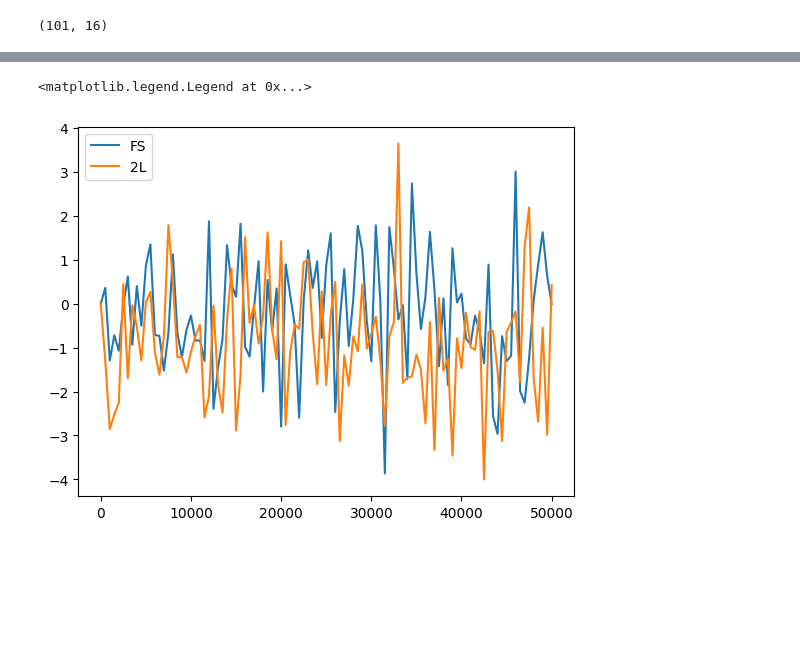
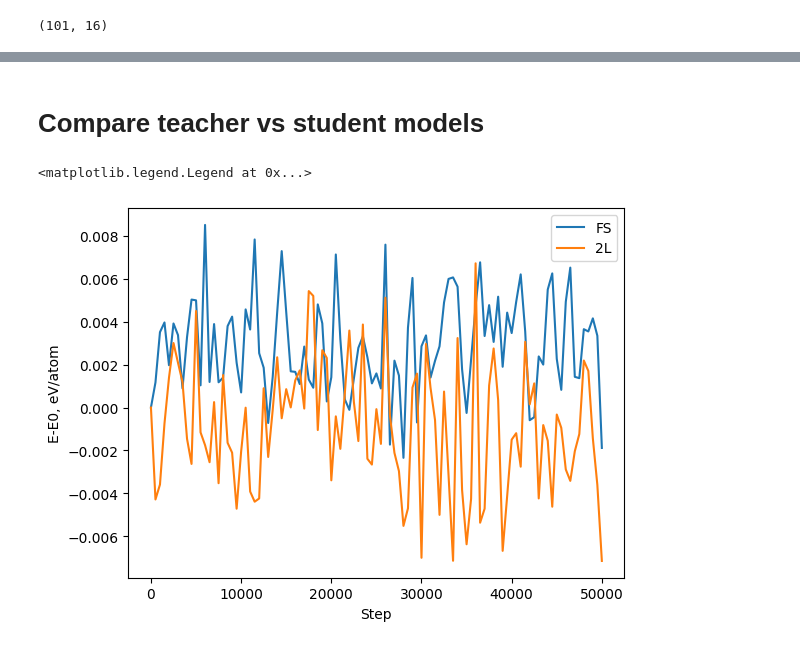
Before and after one commit to ICAMS/grace-tutorial, a Jupyter notebook: 3-foundation-models/3c-lammps-distilled/analyze_mdmc.ipynb, the cells around one changed output, grey strips where cells are left out. Saved outputs shown, nothing was run; the diff lists cells and outputs as text; code cells hidden in the pictures; blank space fills up the shorter version.

```diff
--- a/3-foundation-models/3c-lammps-distilled/analyze_mdmc.ipynb
+++ b/3-foundation-models/3c-lammps-distilled/analyze_mdmc.ipynb
@@ -11,0 +10,2 @@ import lammps_logfile
+# %%
+nat=500
@@ -54,7 +60,11 @@ df_2l.head()
+# %% [markdown]
+# Compare teacher vs student models
 # %%
-plt.plot(df_fs['Step'], df_fs['PotEng']-df_fs.iloc[0]['PotEng'], label='FS')
-plt.plot(df_2l['Step'], df_2l['PotEng']-df_2l.iloc[0]['PotEng'], label='2L')
+plt.plot(df_fs['Step'], (df_fs['PotEng']-df_fs.iloc[0]['PotEng'])/nat, label='FS')
+plt.plot(df_2l['Step'], (df_2l['PotEng']-df_2l.iloc[0]['PotEng'])/nat, label='2L')
+plt.xlabel("Step")
+plt.ylabel("E-E0, eV/atom")
 plt.legend()
 # %% [output]
 <matplotlib.legend.Legend at 0x...>
-[figure, old version]
+[figure, new version]
```
Also changed, not shown: parts of 10 cells of this notebook, 11 other files.
